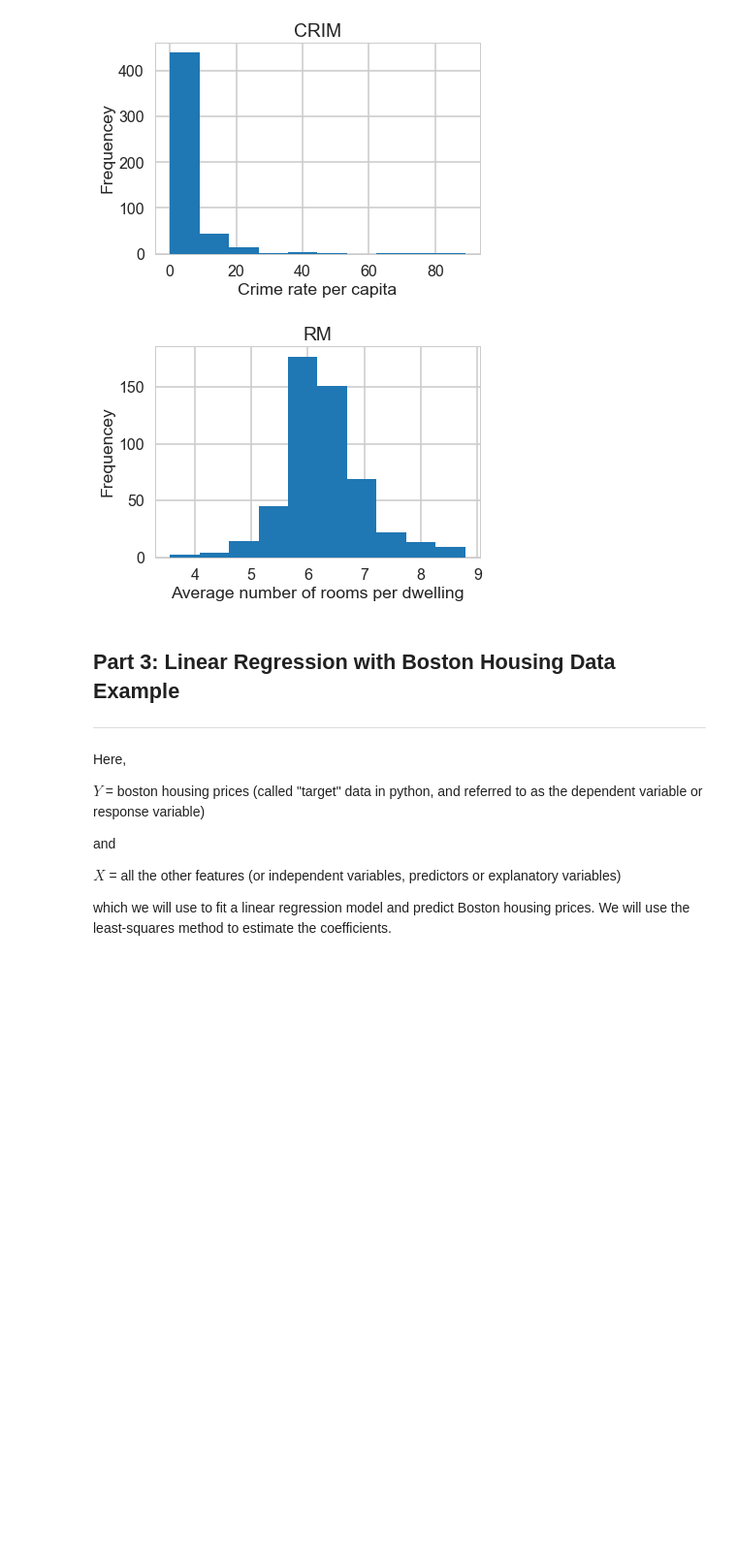
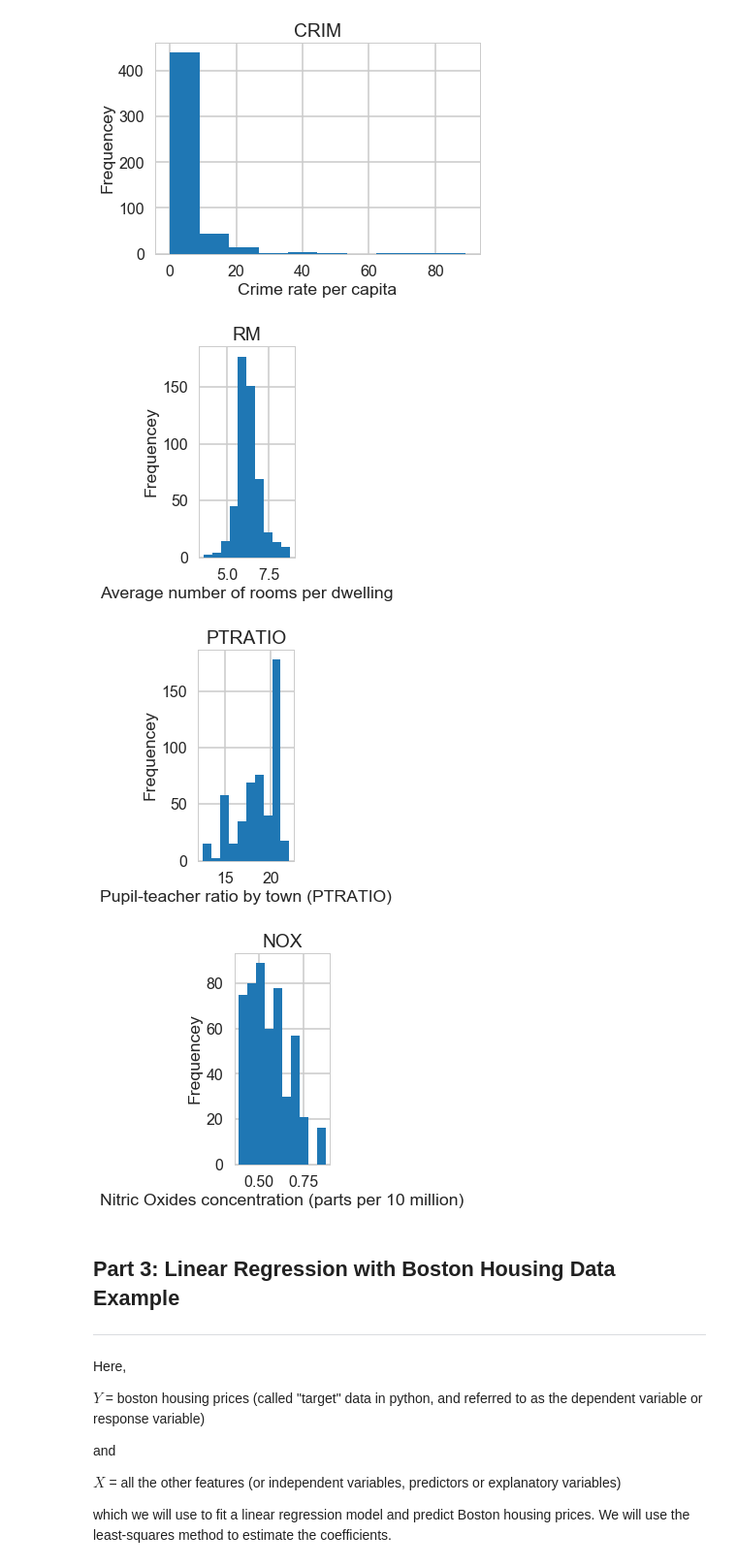
Before and after one commit to cecilia11/Springboard-Data-Science-Projects, a Jupyter notebook: Mini_Project_Linear_Regression.ipynb, the cells around one changed output. Shown at 97% size. Saved outputs shown, nothing was run; the diff lists cells and outputs as text; code cells hidden in the pictures; blank space fills up the shorter version.

```diff
--- a/Mini_Project_Linear_Regression.ipynb
+++ b/Mini_Project_Linear_Regression.ipynb
@@ -349,14 +353,29 @@ plt.ylabel("Frequencey")
 plt.show()
 # %% [output]
 [figure]
-# %%
-plt.hist(bos.RM)
-plt.title("RM")
-plt.xlabel("Average number of rooms per dwelling")
-plt.ylabel("Frequencey")
-plt.show()
-# %% [output]
-[figure, removed]
+# %%
+plt.subplot(1,3,1)
+plt.hist(bos.RM)
+plt.title("RM")
+plt.xlabel("Average number of rooms per dwelling")
+plt.ylabel("Frequencey")
+plt.show()
+plt.subplot(1,3,2)
+plt.hist(bos.PTRATIO)
+plt.title("PTRATIO")
+plt.xlabel("Pupil-teacher ratio by town (PTRATIO)")
+plt.ylabel("Frequencey")
+plt.show()
+plt.subplot(1,3,3)
+plt.hist(bos.NOX)
+plt.title("NOX")
+plt.xlabel("Nitric Oxides concentration (parts per 10 million)")
+plt.ylabel("Frequencey")
+plt.show()
+# %% [output]
+[figure, added]
+[figure, added]
+[figure, added]
 # %% [markdown]
 ## Part 3: Linear Regression with Boston Housing Data Example
 ***
```
Also changed, not shown: parts of 32 cells of this notebook.
